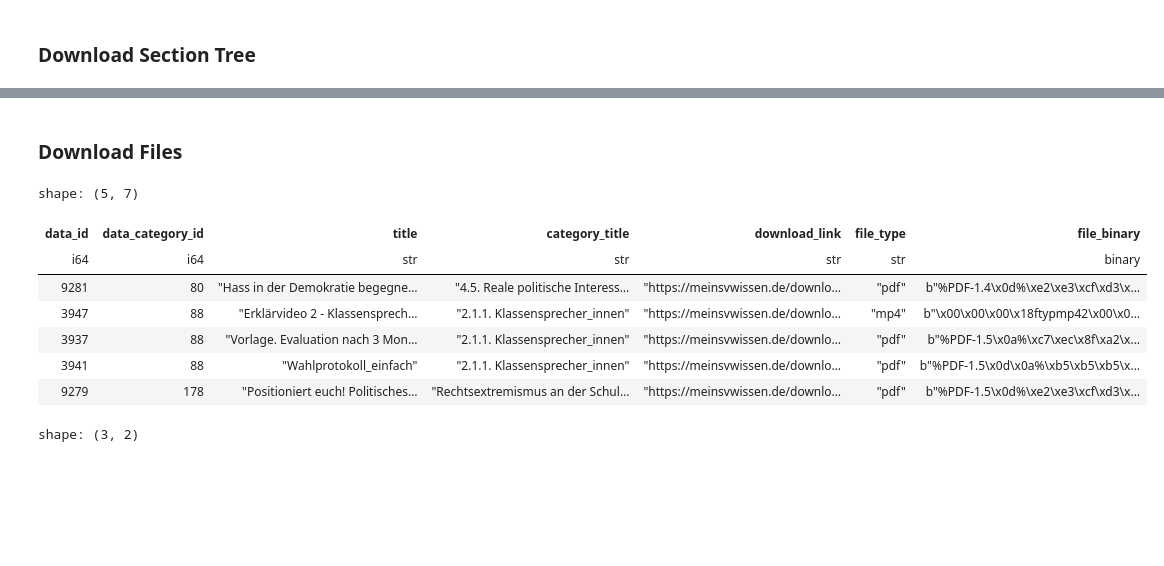
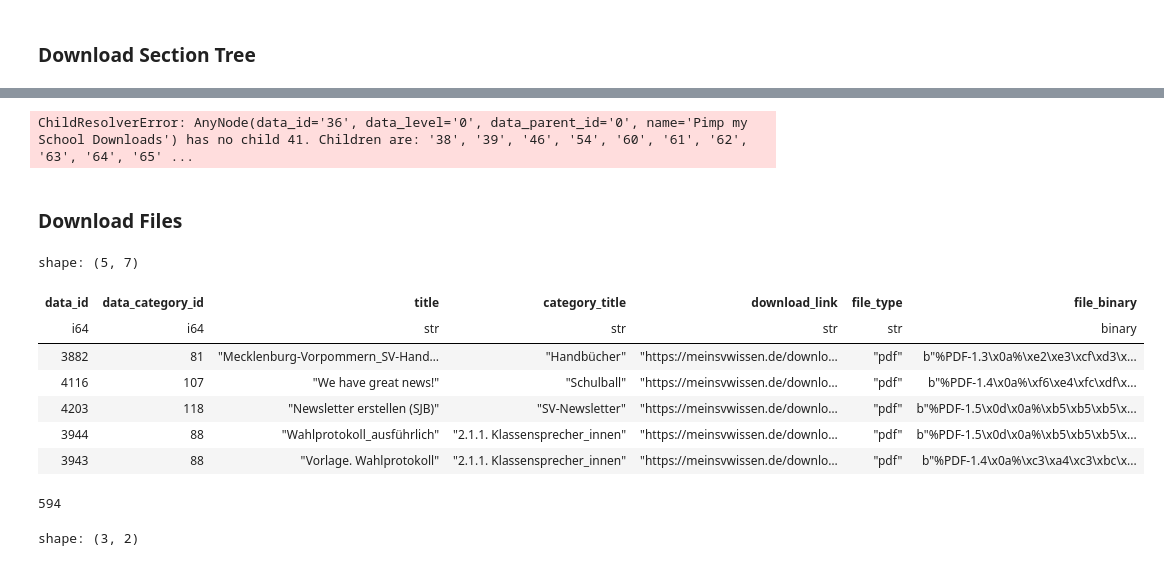
Before and after one commit to CorrelAid/schule-ein-interface-geben, a Jupyter notebook: exploration.ipynb, the cells around one changed output, grey strips where cells are left out. Drawn from its saved outputs; the diff is of its cells as text; code cells hidden in the pictures; blank space fills up the shorter version.

```diff
--- a/exploration.ipynb
+++ b/exploration.ipynb
@@ -43,20 +43,26 @@ Pimp my School Downloads (36)
     ├── Was tun bei Problemen mit Lehrer_innen (127)
     ├── Klassenrat (170)
     └── Rechtsextremismus an der Schule (178)
+# %%
+resolver = Resolver('data_id')
+test = resolver.get(root_node, "41")
+test.children
+# %% [output]
+ChildResolverError: AnyNode(data_id='36', data_level='0', data_parent_id='0', name='Pimp my School Downloads') has no child 41. Children are: '38', '39', '46', '54', '60', '61', '62', '63', '64', '65' ...
 # %% [markdown]
 ### Download Files
 # %%
-posts_url = base_url + "smoke_test_downloads.parquet"
+posts_url = base_url + "downloads.parquet"
 response = requests.get(posts_url)
 response.raise_for_status()
 df = pl.read_parquet(response.content)
 df.head()
 # %% [output]
 shape: (5, 7)
 | data_id | data_category_id | title | category_title | download_link | file_type | file_binary |
 | i64 | i64 | str | str | str | str | binary |
-| 9281 | 80 | "Hass in der Demokratie begegne… | "4.5. Reale politische Interess… | "https://meinsvwissen.de/downlo… | "pdf" | b"%PDF-1.4\x0d%\xe2\xe3\xcf\xd3\x... |
-| 3947 | 88 | "Erklärvideo 2 - Klassensprech… | "2.1.1. Klassensprecher_innen" | "https://meinsvwissen.de/downlo… | "mp4" | b"\x00\x00\x00\x18ftypmp42\x00\x0... |
-| 3937 | 88 | "Vorlage. Evaluation nach 3 Mon… | "2.1.1. Klassensprecher_innen" | "https://meinsvwissen.de/downlo… | "pdf" | b"%PDF-1.5\x0a%\xc7\xec\x8f\xa2\x... |
-| 3941 | 88 | "Wahlprotokoll_einfach" | "2.1.1. Klassensprecher_innen" | "https://meinsvwissen.de/downlo… | "pdf" | b"%PDF-1.5\x0d\x0a%\xb5\xb5\xb5\x... |
-| 9279 | 178 | "Positioniert euch! Politisches… | "Rechtsextremismus an der Schul… | "https://meinsvwissen.de/downlo… | "pdf" | b"%PDF-1.5\x0d%\xe2\xe3\xcf\xd3\x... |
+| 3882 | 81 | "Mecklenburg-Vorpommern_SV-Hand… | "Handbücher" | "https://meinsvwissen.de/downlo… | "pdf" | b"%PDF-1.3\x0a%\xe2\xe3\xcf\xd3\x... |
+| 4116 | 107 | "We have great news!" | "Schulball" | "https://meinsvwissen.de/downlo… | "pdf" | b"%PDF-1.4\x0a%\xf6\xe4\xfc\xdf\x... |
+| 4203 | 118 | "Newsletter erstellen (SJB)" | "SV-Newsletter" | "https://meinsvwissen.de/downlo… | "pdf" | b"%PDF-1.5\x0d\x0a%\xb5\xb5\xb5\x... |
+| 3944 | 88 | "Wahlprotokoll_ausführlich" | "2.1.1. Klassensprecher_innen" | "https://meinsvwissen.de/downlo… | "pdf" | b"%PDF-1.5\x0d\x0a%\xb5\xb5\xb5\x... |
+| 3943 | 88 | "Vorlage. Wahlprotokoll" | "2.1.1. Klassensprecher_innen" | "https://meinsvwissen.de/downlo… | "pdf" | b"%PDF-1.4\x0a%\xc3\xa4\xc3\xbc\x... |
@@ -63,3 +71,7 @@ shape: (5, 7)
+# %%
+len(dl_df)
+# %% [output]
+594
 # %%
 df["file_type"].value_counts().sort("count", descending=True)
 # %% [output]
```
Also changed, not shown: parts of 12 cells of this notebook, 5 other files.
